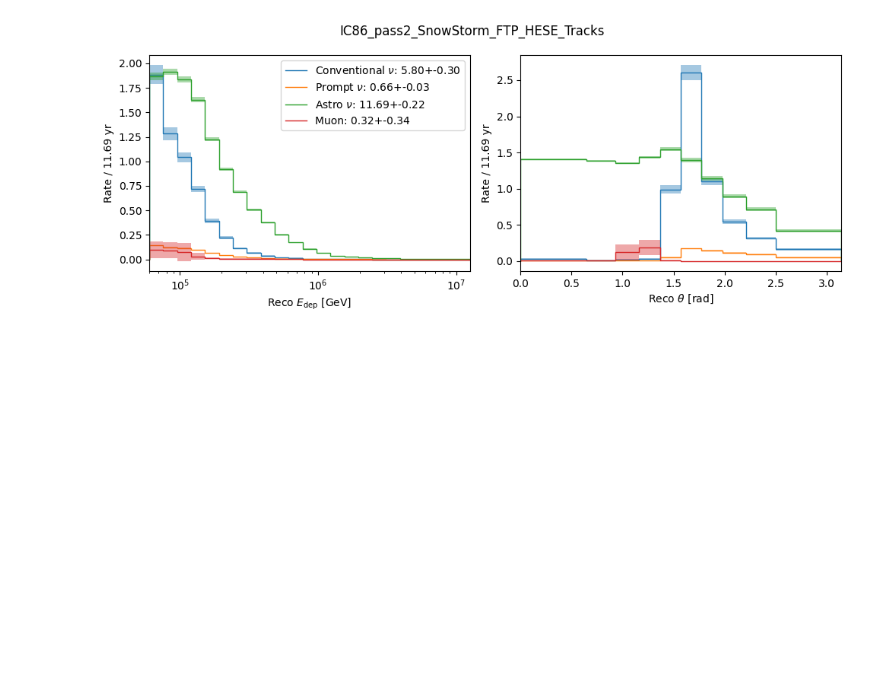
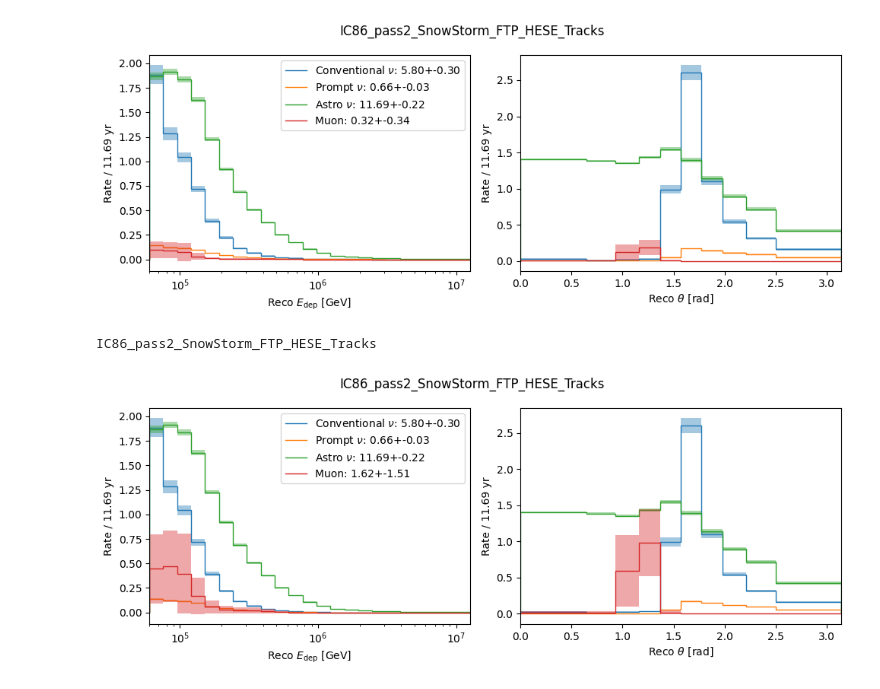
Before and after one commit to icecube/reco_processing, a Jupyter notebook: NNMFit/notebooks/muons/compare_muon_histogram.ipynb, the cells around one changed output. Drawn from its saved outputs; the diff is of its cells as text; code cells hidden in the pictures; blank space fills up the shorter version.

Commit message:
update muon template

```diff
--- a/NNMFit/notebooks/muons/compare_muon_histogram.ipynb
+++ b/NNMFit/notebooks/muons/compare_muon_histogram.ipynb
@@ -107,3 +107,33 @@ for det_config in ["IC86_pass2_SnowStorm_FTP_HESE_Tracks"]:
 # %% [output]
 IC86_pass2_SnowStorm_FTP_HESE_Tracks
 [figure]
+# %%
+configs_dir = "/data/user/tvaneede/GlobalFit/reco_processing/NNMFit/configs/flavor_globalfit/"
+config_hdl = AnalysisConfig.from_configs(
+        main_config_file=f"{configs_dir}/main.cfg",
+        analysis_config_file = f"{configs_dir}/analysis_configs/asimov/SAY/hese/hese_HESEBestfit_SPL.yaml",
+        config_dir=configs_dir,
+        override_dict=None,
+        override_config_files=[
+                               "override/datasets_hese/mcd-simpletopology_flux-hese_feat-11features_plus_rloglmilli_econf_evtgen/bdt1_0.333333_bdt2_0.366667_length_10_combinedBaseline.cfg",
+                               "override/binning/hese/10bdtprod_threshold_0.122.cfg",
+                               "override/systematics/NoSystematics_hese.cfg",
+                               ],
+        override_components_files=["override/muon/muontemplate_hese_11features_plus_rloglmilli_econf_evtgen_bdt1_0.333333_bdt2_0.366667_scaled.yaml"],
+        override_parameters_files=None)
+# build a histogram
+hist_graph_hdl = HistogramGraph(config_hdl)
+detector_configs = config_hdl.get_det_configs()
+# %%
+input_variables = {
+    r"Conventional $\nu$" : {"astro_norm" : 0, "prompt_norm" : 0, "conv_norm" : 1, "muongun_norm" : 0},
+    r"Prompt $\nu$" : {"astro_norm" : 0, "prompt_norm" : 1, "conv_norm" : 0, "muongun_norm" : 0},
+    r"Astro $\nu$" : {"astro_norm" : 2.1233, "prompt_norm" : 0, "conv_norm" : 0, "muongun_norm" : 0},
+    r"Muon" : {"astro_norm" : 0.0, "prompt_norm" : 0, "conv_norm" : 0, "muongun_norm" : 1},
+}
+for det_config in ["IC86_pass2_SnowStorm_FTP_HESE_Tracks"]:
+    plot_histogram(hist_graph_hdl=hist_graph_hdl, det_config=det_config, input_variables = input_variables, ylog=None,
+                   savepath=f"{plotting_path}/new_scaled.png")
+# %% [output]
+IC86_pass2_SnowStorm_FTP_HESE_Tracks
+[figure, added]
```
Also changed, not shown: 1 other file.
